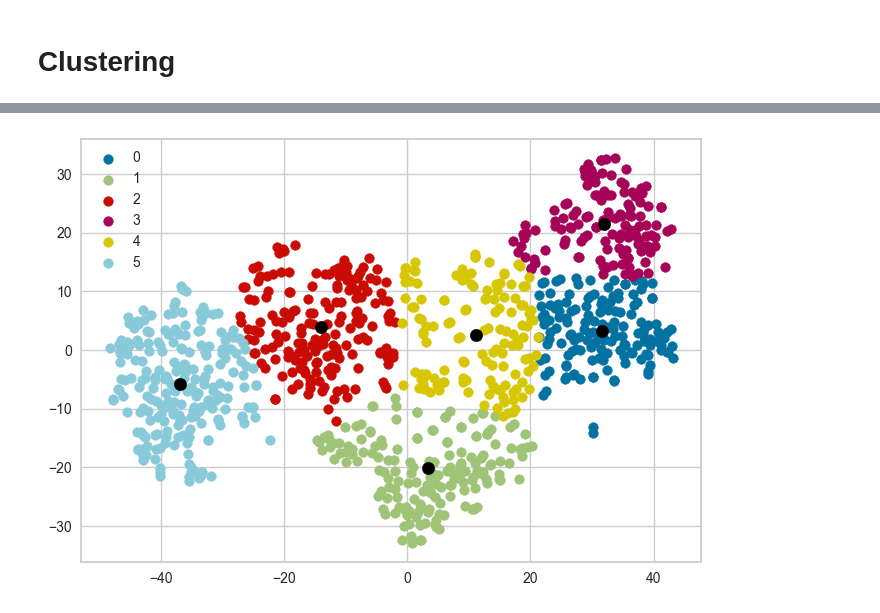
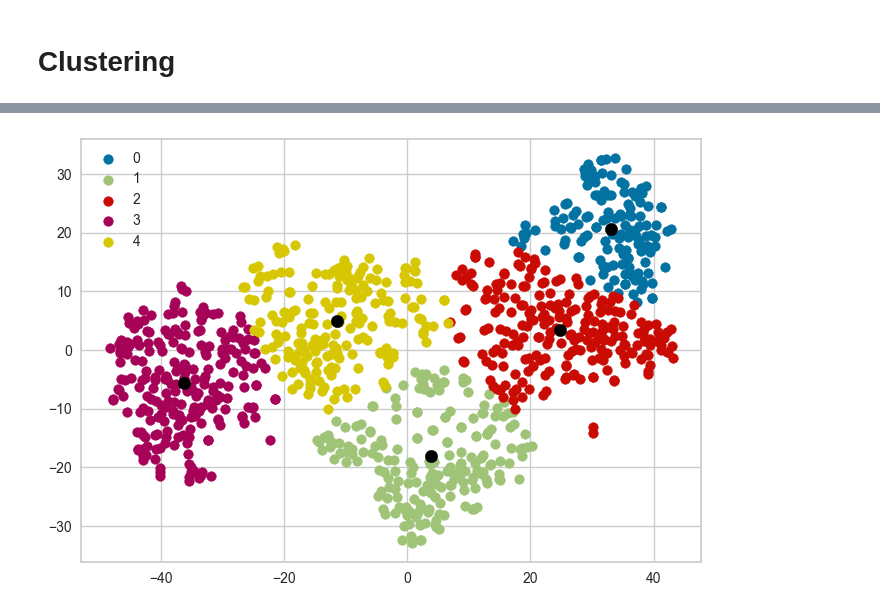
Before and after one commit to JM-Elbambo/GTZAN-Music-Clustering, a Jupyter notebook: main.ipynb, the cells around one changed output, grey strips where cells are left out. Drawn from its saved outputs; the diff is of its cells as text; code cells hidden in the pictures.

Commit message:
Reorganized sequence
Perform dimensionality reduction before elbow method

```diff
--- a/main.ipynb
+++ b/main.ipynb
@@ -78,0 +81,12 @@ df.head()
+# %%
+from sklearn.manifold import TSNE
+
+import matplotlib.pyplot as plt
+
+# Apply dimensionality reduction
+tsne = TSNE(2, random_state=0)
+df_scaled = tsne.fit_transform(df)
+
+# Plot the result
+plt.scatter(df_scaled[:,0], df_scaled[:,1])
+plt.show()
@@ -78,0 +97,11 @@ df.head()
+# %%
+from sklearn.cluster import KMeans
+
+from yellowbrick.cluster import KElbowVisualizer
+
+# Perform elbow method
+kmeans = KMeans(2, init="random", n_init=10, random_state=0)
+visualizer = KElbowVisualizer(kmeans, k=(2,15), timings=False)
+visualizer.fit(df_scaled)
+k = visualizer.elbow_value_
+visualizer.show()
@@ -108,19 +116,18 @@ plt.show()
 # %%
 import numpy as np
 
 # Perform k-means clustering
-k = 6
 kmeans = KMeans(k, init="random", n_init=10, random_state=0)
-labels = kmeans.fit_predict(df)
+labels = kmeans.fit_predict(df_scaled)
 
 # Plot clusters
 for i in range(k):
-    plt.scatter(df[np.asarray(labels == i), 0] , df[np.asarray(labels == i), 1] , label = i)
+    plt.scatter(df_scaled[np.asarray(labels == i), 0] , df_scaled[np.asarray(labels == i), 1] , label = i)
 
 # Plot cluster centers
 plt.scatter(kmeans.cluster_centers_[:,0] , kmeans.cluster_centers_[:,1] , s = 80, color='black')
 
 plt.legend()
 plt.show()
 # %% [output]
-[figure, old version]
+[figure, new version]
```
Also changed, not shown: parts of 7 cells of this notebook.
